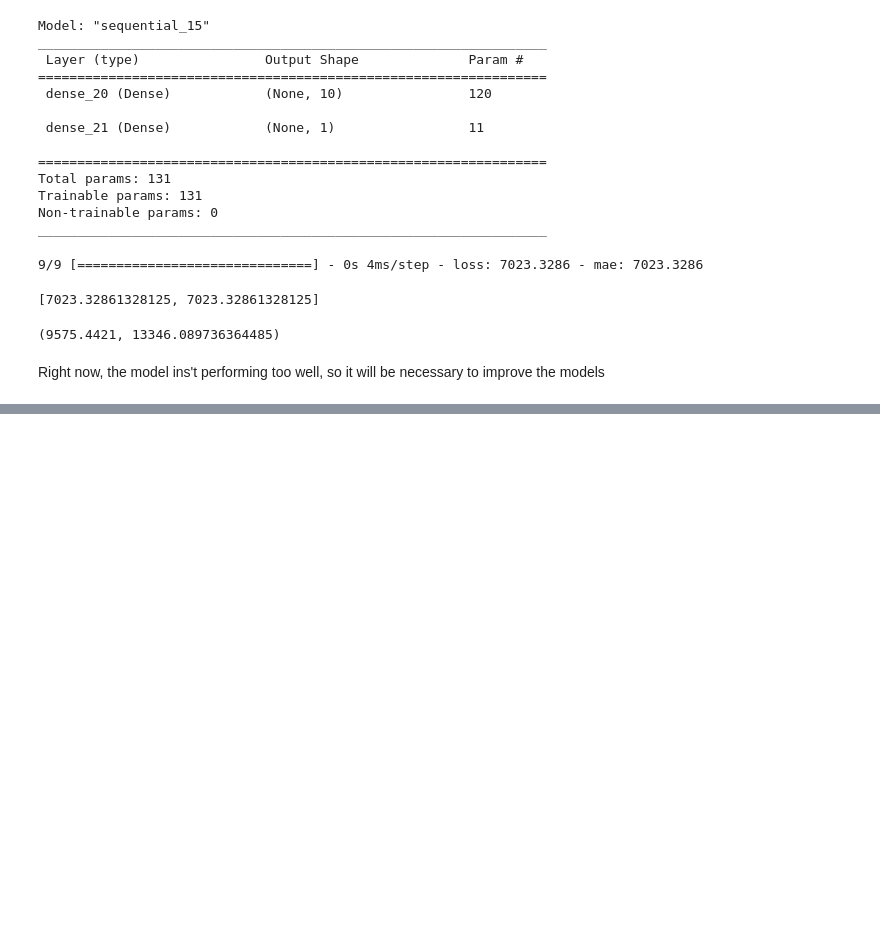
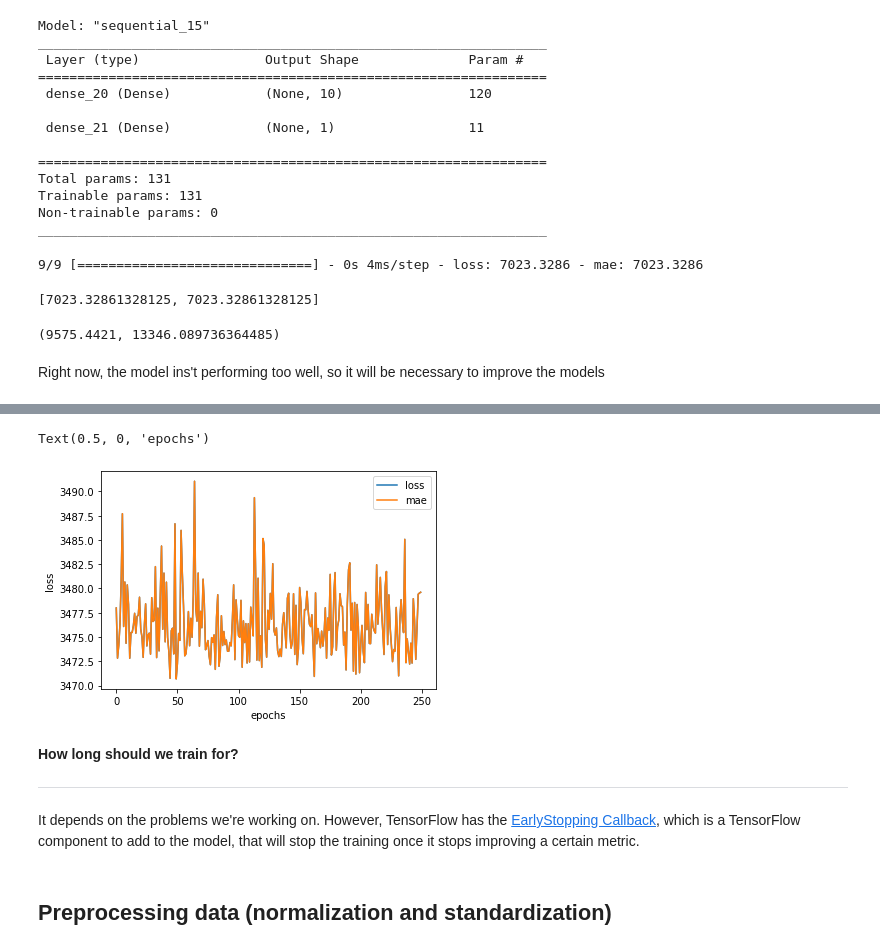
Before and after one commit to fabiodemo/Tensorflow-Developer-Certificate, a Jupyter notebook: Neural Network Regression/01_neural_network_regression.ipynb, the cells around one changed output, grey strips where cells are left out. Drawn from its saved outputs; the diff is of its cells as text; code cells hidden in the pictures; blank space fills up the shorter version.

```diff
--- a/Neural Network Regression/01_neural_network_regression.ipynb
+++ b/Neural Network Regression/01_neural_network_regression.ipynb
@@ -1371,0 +1377,15 @@ Epoch 100/100
+# %%
+# Improving the model - Trying to train for longer
+tf.random.set_seed(42)
+
+insurance_model_3 = tf.keras.Sequential([
+    tf.keras.layers.Dense(10),
+    tf.keras.layers.Dense(10),
+    tf.keras.layers.Dense(1),
+])
+
+insurance_model_3.compile(loss=tf.keras.losses.mae,
+              optimizer=tf.keras.optimizers.Adam(),
+              metrics=["mae"])
+
+insurance_model_3.fit(X_train, y_train, epochs=250)
@@ -1371,0 +1416,21 @@ Epoch 100/100
+# %%
+# Save the fitted model for plotting it later
+history = insurance_model_3.fit(X_train, y_train, epochs=250, verbose=0)
+# %%
+# Plot history (also known as a loss curve or training curve)
+pd.DataFrame(history.history).plot()
+plt.ylabel("loss")
+plt.xlabel("epochs")
+# %% [output]
+Text(0.5, 0, 'epochs')
+[figure, added]
+# %% [markdown]
+**How long should we train for?**
+
+
+---
+
+
+It depends on the problems we're working on. However, TensorFlow has the [EarlyStopping Callback](https://www.tensorflow.org/api_docs/python/tf/keras/callbacks/EarlyStopping), which is a TensorFlow component to add to the model, that will stop the training once it stops improving a certain metric.
+# %% [markdown]
+## Preprocessing data (normalization and standardization)
```
Also changed, not shown: parts of 4 cells of this notebook.
